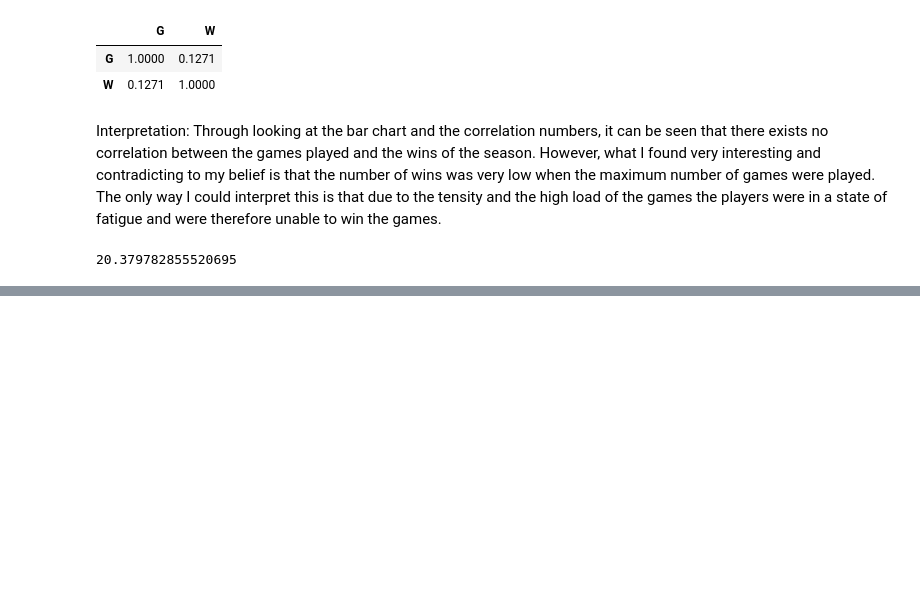
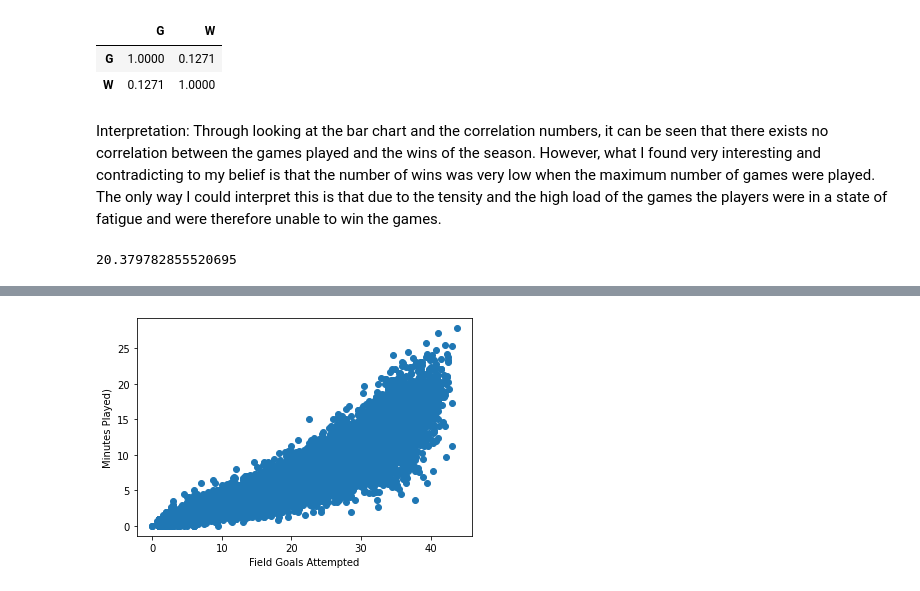
Before and after one commit to faridamossad/Assignment-1, a Jupyter notebook: Assignment 1 Notebook.ipynb, the cells around one changed output, grey strips where cells are left out. Cells and saved outputs as stored; diff of their text form; code cells hidden in the pictures; blank space fills up the shorter version.

```diff
--- a/Assignment 1 Notebook.ipynb
+++ b/Assignment 1 Notebook.ipynb
@@ -66,0 +99,7 @@ df['MP'].mean()
+# %%
+plt.scatter(df['MP'],df['FGA'])
+plt.ylabel("Minutes Played)")
+plt.xlabel("Field Goals Attempted")
+plt.show()
+# %% [output]
+[figure, added]
```
Also changed, not shown: parts of 3 cells of this notebook.
